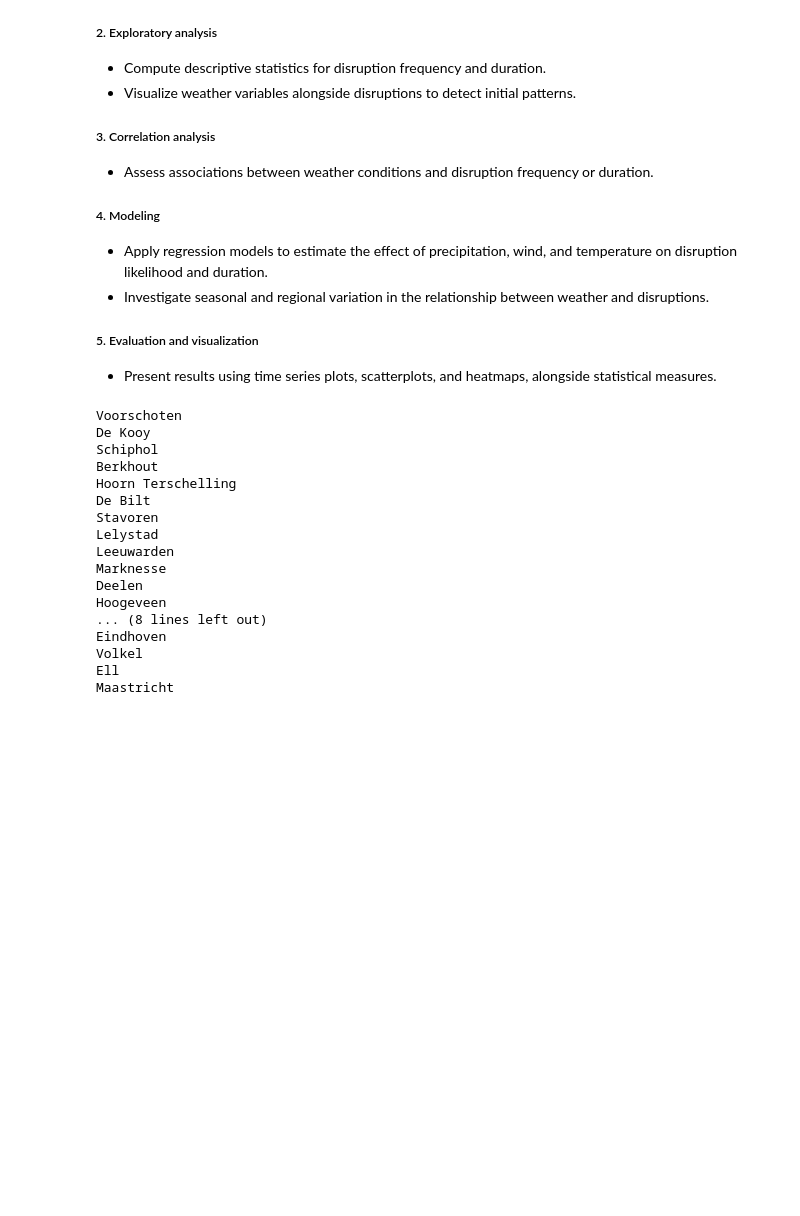
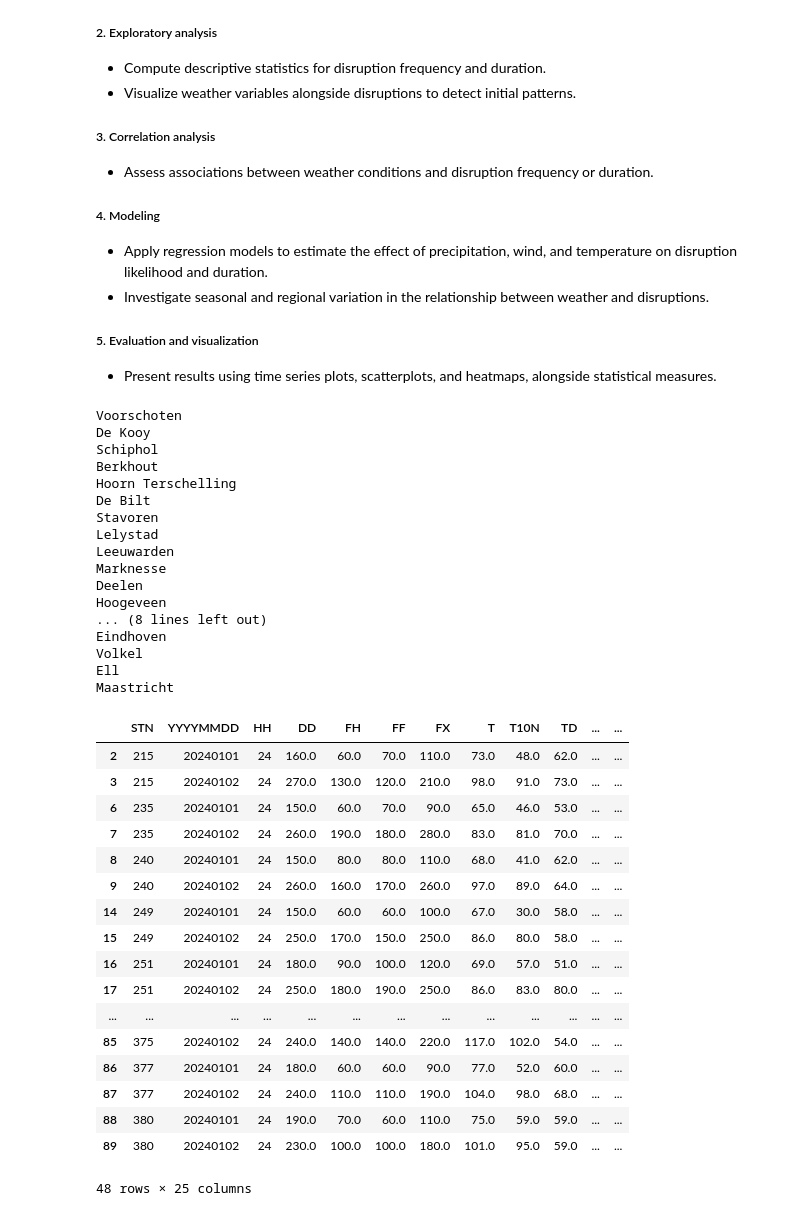
Before and after one commit to Tjerko2002/TIL-groepje-1, a Jupyter notebook: Project_Group_1.ipynb, the cells around one changed output. Drawn from its saved outputs; the diff is of its cells as text; code cells hidden in the pictures; blank space fills up the shorter version.

```diff
--- a/Project_Group_1.ipynb
+++ b/Project_Group_1.ipynb
@@ -81,21 +81,40 @@ The planned analysis will follow several stages:
 - Present results using time series plots, scatterplots, and heatmaps, alongside statistical measures.
 # %%
 %run load_weather_data
+df_weather
 # %% [output]
 Voorschoten
 De Kooy
 Schiphol
 Berkhout
 Hoorn Terschelling
 De Bilt
 Stavoren
 Lelystad
 Leeuwarden
 Marknesse
 Deelen
 Hoogeveen
 ... (8 lines left out)
 Eindhoven
 Volkel
 Ell
 Maastricht
+|  | STN | YYYYMMDD | HH | DD | FH | FF | FX | T | T10N | TD | ... | ... |
+| 2 | 215 | 20240101 | 24 | 160.0 | 60.0 | 70.0 | 110.0 | 73.0 | 48.0 | 62.0 | ... | ... |
+| 3 | 215 | 20240102 | 24 | 270.0 | 130.0 | 120.0 | 210.0 | 98.0 | 91.0 | 73.0 | ... | ... |
+| 6 | 235 | 20240101 | 24 | 150.0 | 60.0 | 70.0 | 90.0 | 65.0 | 46.0 | 53.0 | ... | ... |
+| 7 | 235 | 20240102 | 24 | 260.0 | 190.0 | 180.0 | 280.0 | 83.0 | 81.0 | 70.0 | ... | ... |
+| 8 | 240 | 20240101 | 24 | 150.0 | 80.0 | 80.0 | 110.0 | 68.0 | 41.0 | 62.0 | ... | ... |
+| 9 | 240 | 20240102 | 24 | 260.0 | 160.0 | 170.0 | 260.0 | 97.0 | 89.0 | 64.0 | ... | ... |
+| 14 | 249 | 20240101 | 24 | 150.0 | 60.0 | 60.0 | 100.0 | 67.0 | 30.0 | 58.0 | ... | ... |
+| 15 | 249 | 20240102 | 24 | 250.0 | 170.0 | 150.0 | 250.0 | 86.0 | 80.0 | 58.0 | ... | ... |
+| 16 | 251 | 20240101 | 24 | 180.0 | 90.0 | 100.0 | 120.0 | 69.0 | 57.0 | 51.0 | ... | ... |
+| 17 | 251 | 20240102 | 24 | 250.0 | 180.0 | 190.0 | 250.0 | 86.0 | 83.0 | 80.0 | ... | ... |
+| ... | ... | ... | ... | ... | ... | ... | ... | ... | ... | ... | ... | ... |
+| 85 | 375 | 20240102 | 24 | 240.0 | 140.0 | 140.0 | 220.0 | 117.0 | 102.0 | 54.0 | ... | ... |
+| 86 | 377 | 20240101 | 24 | 180.0 | 60.0 | 60.0 | 90.0 | 77.0 | 52.0 | 60.0 | ... | ... |
+| 87 | 377 | 20240102 | 24 | 240.0 | 110.0 | 110.0 | 190.0 | 104.0 | 98.0 | 68.0 | ... | ... |
+| 88 | 380 | 20240101 | 24 | 190.0 | 70.0 | 60.0 | 110.0 | 75.0 | 59.0 | 59.0 | ... | ... |
+| 89 | 380 | 20240102 | 24 | 230.0 | 100.0 | 100.0 | 180.0 | 101.0 | 95.0 | 59.0 | ... | ... |
+48 rows × 25 columns
```
Also changed, not shown: parts of 3 cells of this notebook.
